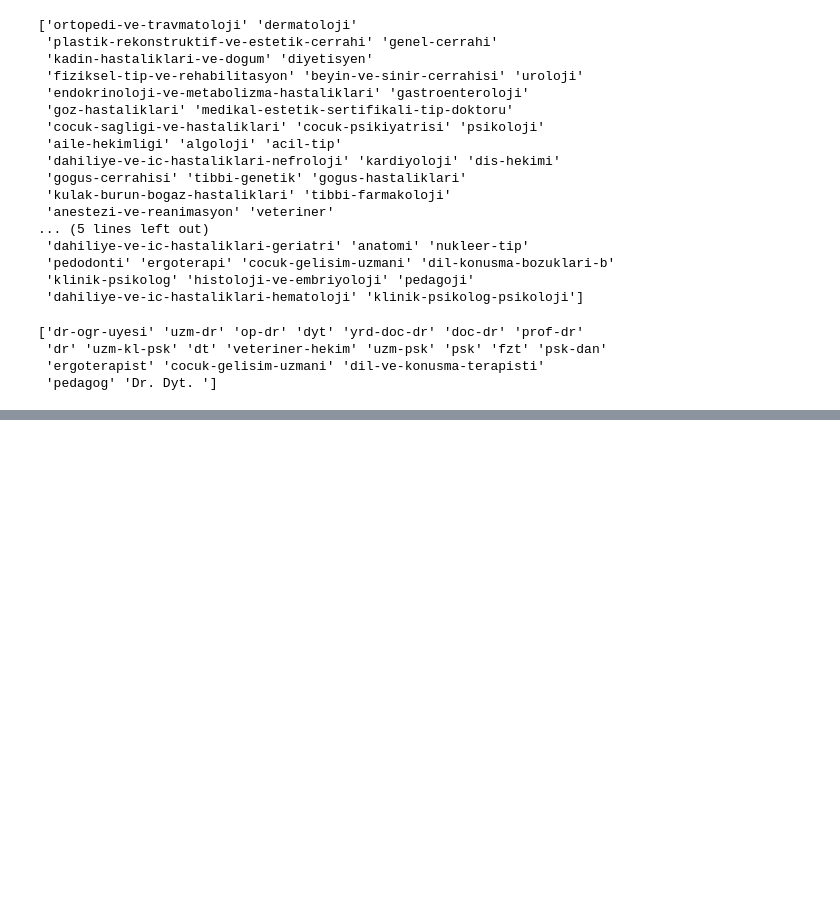
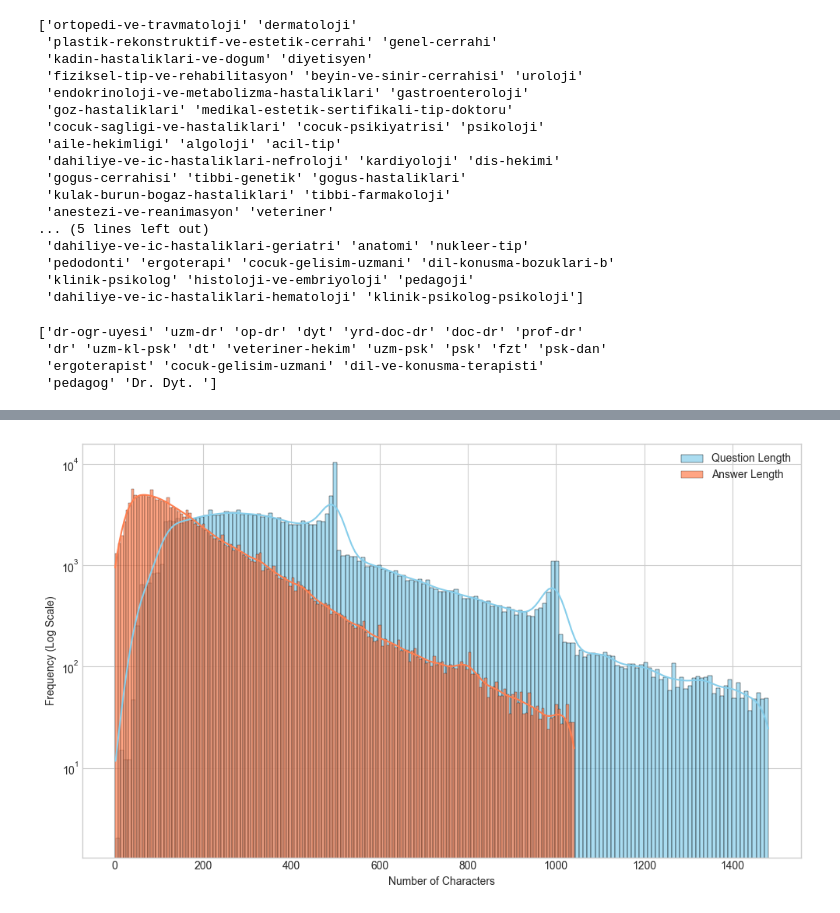
Before and after one commit to malibayram/quality_driven_learning_rate, a Jupyter notebook: pre_process.ipynb, the cells around one changed output, grey strips where cells are left out. Saved outputs shown, nothing was run; the diff lists cells and outputs as text; code cells hidden in the pictures; blank space fills up the shorter version.

```diff
--- a/pre_process.ipynb
+++ b/pre_process.ipynb
@@ -265,0 +468,27 @@ print(df['doctor_speciality'].unique())
+# %%
+import matplotlib.pyplot as plt
+import seaborn as sns
+import pandas as pd
+
+# ... (calculate question_length and answer_length as before)
+
+
+# Remove outliers (adjust quantile as needed - 0.99 is a good starting point)
+filter_threshold_question = df['question_length'].quantile(0.99)
+filter_threshold_answer = df['answer_length'].quantile(0.99)
+filtered_df = df[(df['question_length'] <= filter_threshold_question) & (df['answer_length'] <= filter_threshold_answer)]
+
+
+# 2. Histograms with KDE and Log Scale to show the shape of the distribution:
+plt.figure(figsize=(10, 6))
+sns.histplot(filtered_df['question_length'], label='Question Length', kde=True, color='skyblue', alpha=0.7)
+sns.histplot(filtered_df['answer_length'], label='Answer Length', kde=True, color='coral', alpha=0.7)
+plt.yscale('log')  # Log scale for better visualization of skewed data
+# plt.title('Distribution of Question and Answer Lengths (Log Scale, Outliers Removed)')
+plt.xlabel('Number of Characters')
+plt.ylabel('Frequency (Log Scale)')
+plt.legend()
+plt.tight_layout()
+plt.show()
+# %% [output]
+[figure, added]
```
Also changed, not shown: parts of 11 cells of this notebook, 6 other files.
